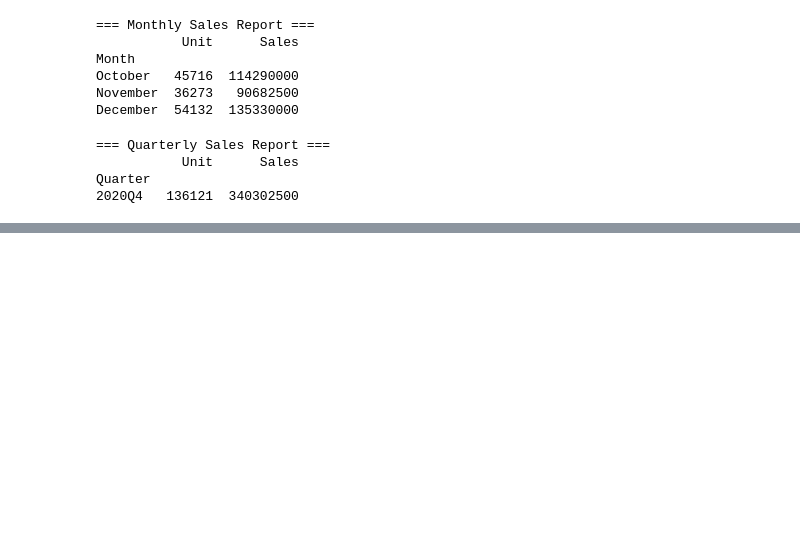
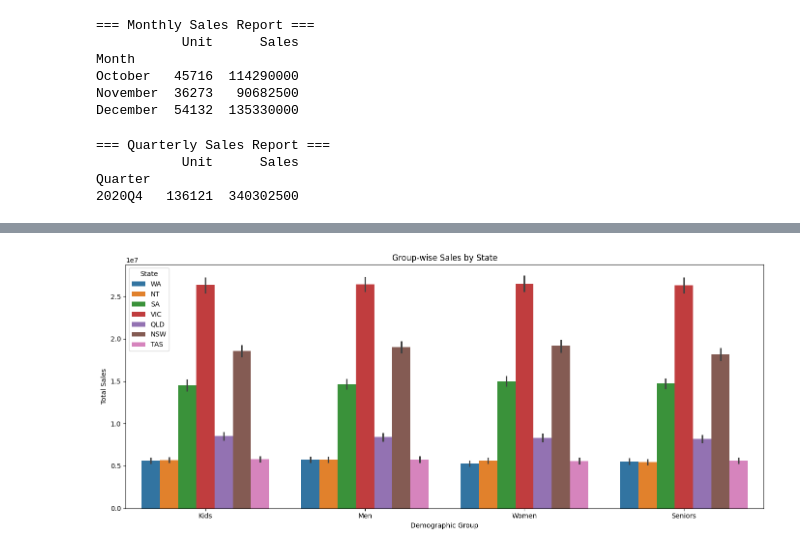
Before and after one commit to rpkrupali1/applied_data_science_learning_sales_analysis, a Jupyter notebook: sales_analysis.ipynb, the cells around one changed output, grey strips where cells are left out. Cells and saved outputs as stored; diff of their text form; code cells hidden in the pictures; blank space fills up the shorter version.

```diff
--- a/sales_analysis.ipynb
+++ b/sales_analysis.ipynb
@@ -370,0 +392,12 @@ Quarter
+# %%
+# Group wise sales analysis across different states
+plt.figure(figsize=(14, 6))
+sns.barplot(data=df, x='Group', y='Sales', hue='State', estimator=sum)
+plt.title('Group-wise Sales by State')
+plt.xlabel('Demographic Group')
+plt.ylabel('Total Sales')
+plt.legend(title='State')
+plt.tight_layout()
+plt.show()
+# %% [output]
+[figure, added]
```
Also changed, not shown: parts of 9 cells of this notebook.
